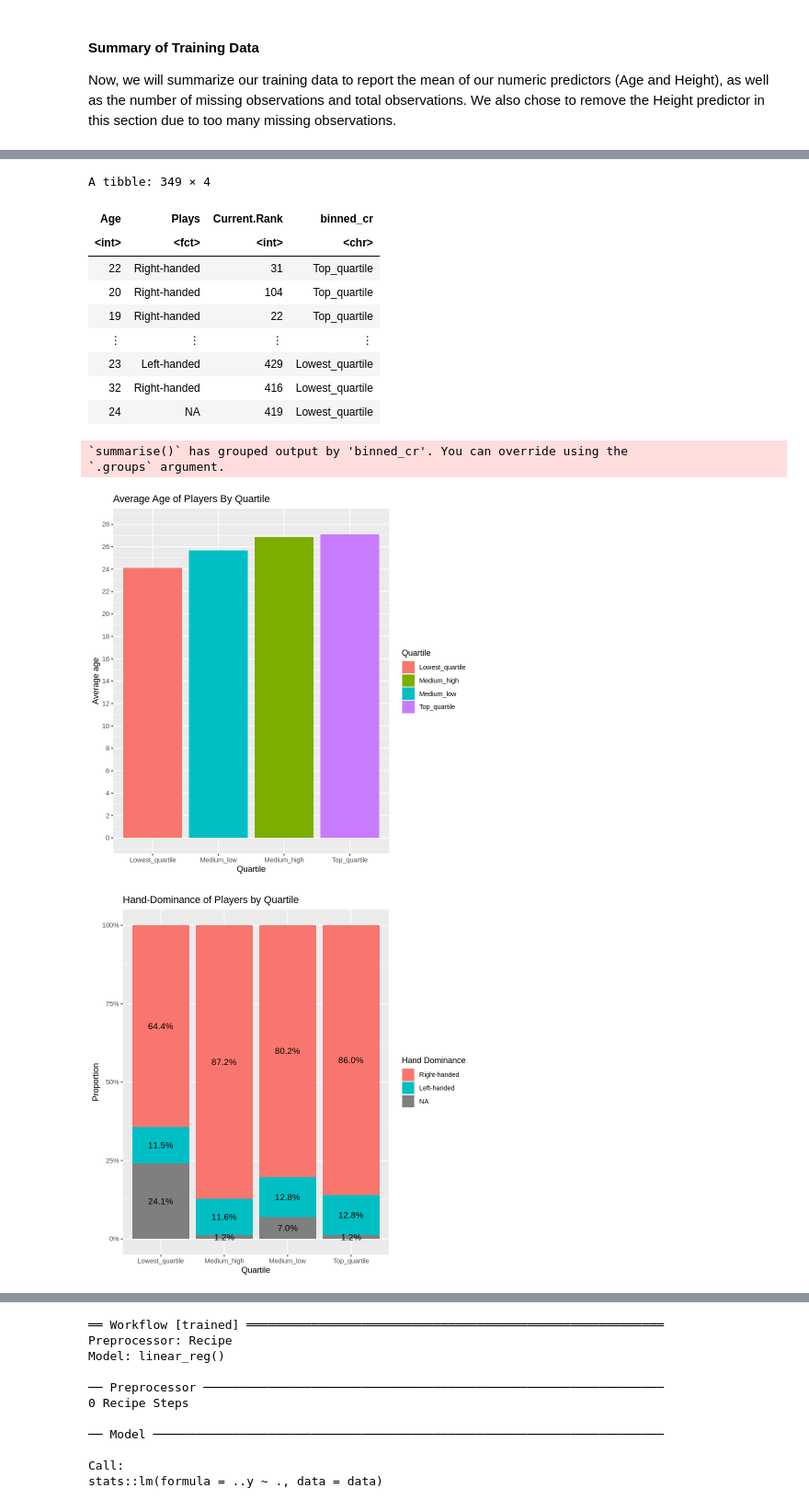
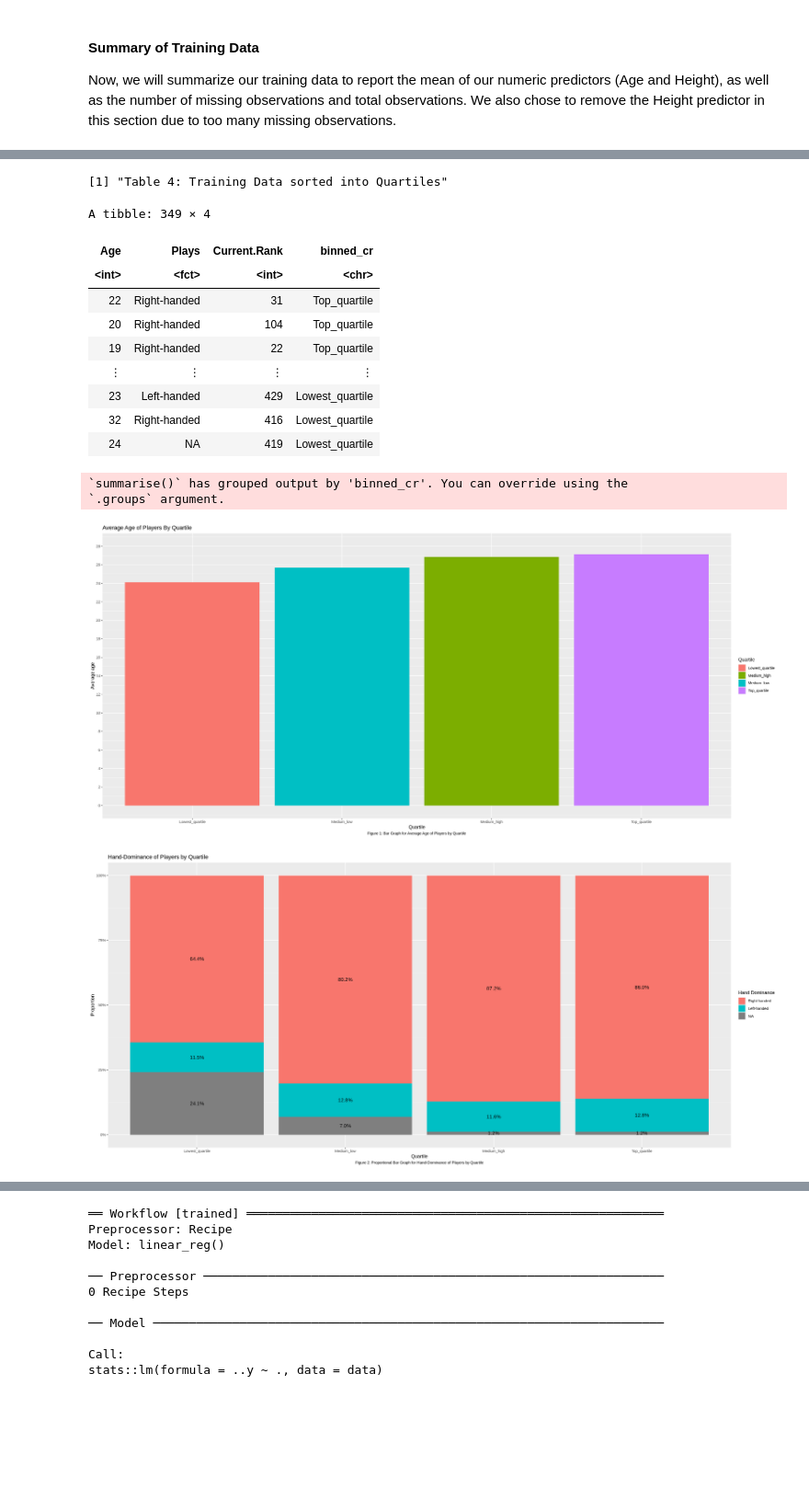
Before and after one commit to emilywang0/dsci-tennis-data-analysis, a Jupyter notebook: Proposal.ipynb, the cells around one changed output, grey strips where cells are left out. Shown: that part at 92% size. Drawn from its saved outputs; the diff is of its cells as text; code cells hidden in the pictures; blank space fills up the shorter version.

Commit message:
Added captions

```diff
--- a/Proposal.ipynb
+++ b/Proposal.ipynb
@@ -150,9 +154,11 @@ mutate(binned_cr = case_when(`Current.Rank` >= quantile(ranks_list,0.75, na.rm =
                              `Current.Rank` >= quantile(ranks_list,0, na.rm = T) ~ "Top_quartile",
                              TRUE ~ "Other"))
 
+print("Table 4: Training Data Sorted into 4 Quartiles")
 tennis_bins
 # %% [output]
-A tibble: 349 × 4
+[1] "Table 4: Training Data sorted into Quartiles"
+A tibble: 349 × 4
 | Age | Plays | Current.Rank | binned_cr |
 | <int> | <fct> | <int> | <chr> |
 | 22 | Right-handed | 31 | Top_quartile |
@@ -165,34 +171,35 @@ A tibble: 349 × 4
 # %%
 # Create bar plots sorted by Quartile for each predictor variable
 
 # Calculate the average age for each Quartile
 average_age <- tennis_bins |> filter(binned_cr != "Other") |> group_by(binned_cr) |> summarise(mean = mean(Age))
 
 # Create a bar plot showing the average age by Quartile
 low_vs_age_plot <- ggplot(average_age, aes(x = factor(binned_cr, levels = c("Lowest_quartile", "Medium_low", "Medium_high", "Top_quartile")), y = mean, fill = binned_cr)) +
-                    geom_bar(stat='identity') + ggtitle("Average Age of Players By Quartile") + labs(x = "Quartile", y = "Average age", fill = "Quartile") +
-                    scale_y_continuous(limits = c(0, ceiling(max(average_age$mean) / 2) * 2), breaks = seq(0, ceiling(max(average_age$mean) / 2) * 2, by = 2))
+                    geom_bar(stat='identity') + ggtitle("Average Age of Players By Quartile") + labs(x = "Quartile", y = "Average age", fill = "Quartile", caption = "Figure 1: Bar Graph for Average Age of Players by Quartile") +
+                    scale_y_continuous(limits = c(0, ceiling(max(average_age$mean) / 2) * 2), breaks = seq(0, ceiling(max(average_age$mean) / 2) * 2, by = 2)) + theme(plot.caption = element_text(hjust = 0.5))
 
 # Find the proportion of players who play left or right handed, or NA, seperated by Quartile
 hand_prop <- tennis_bins |> filter(binned_cr != "Other") |> group_by(binned_cr, Plays) |> summarise(count = n()) |>
                             group_by(binned_cr) |> mutate(proportion = count / sum(count))
 
 # Create a proportionality stacked bar plot of right vs left-handed Players by Quartile
-plays_prop_plot <- ggplot(hand_prop, aes(x = binned_cr, y = proportion, fill = Plays)) +
+plays_prop_plot <- ggplot(hand_prop, aes(x = factor(binned_cr, levels = c("Lowest_quartile", "Medium_low", "Medium_high", "Top_quartile")), y = proportion, fill = Plays)) +
   geom_bar(stat = "identity") +
-  labs(x = "Quartile", y = "Proportion", fill = "Hand Dominance", title = "Hand-Dominance of Players by Quartile") +
+  labs(x = "Quartile", y = "Proportion", fill = "Hand Dominance", title = "Hand-Dominance of Players by Quartile", caption = "Figure 2: Proportional Bar Graph for Hand-Dominance of Players by Quartile") +
   geom_text(aes(label = sprintf("%.1f%%", proportion*100)),
             position = position_stack(vjust = 0.5),
             size = 4) +
- scale_y_continuous(labels = percent_format())
+ scale_y_continuous(labels = percent_format()) + theme(plot.caption = element_text(hjust = 0.5))
+
 
 low_vs_age_plot
 plays_prop_plot
 # %% [output]
 `summarise()` has grouped output by 'binned_cr'. You can override using the
 `.groups` argument.
-[figure, old version]
+[figure, new version]
-[figure, old version]
+[figure, new version]
 # %% [markdown]
 # Data Analysis
 ### Fitting a linear regression model
```
Also changed, not shown: parts of 9 cells of this notebook.
